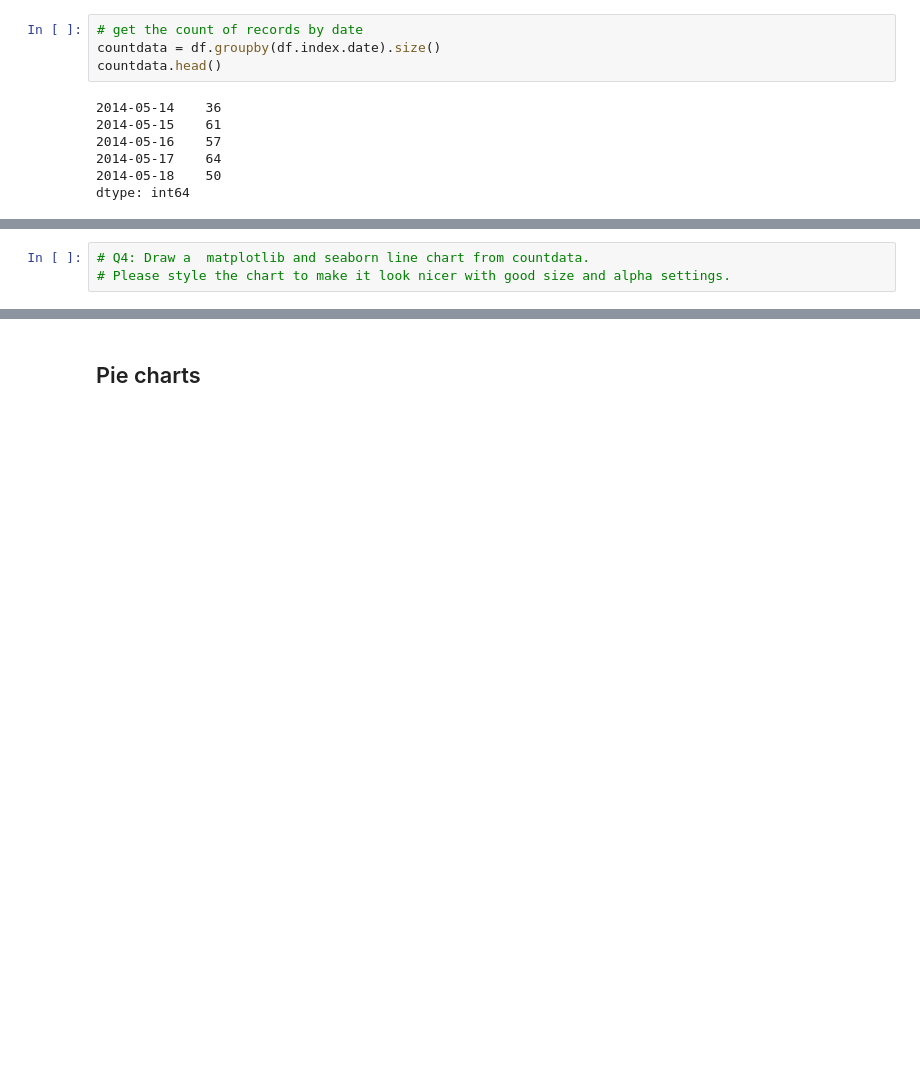
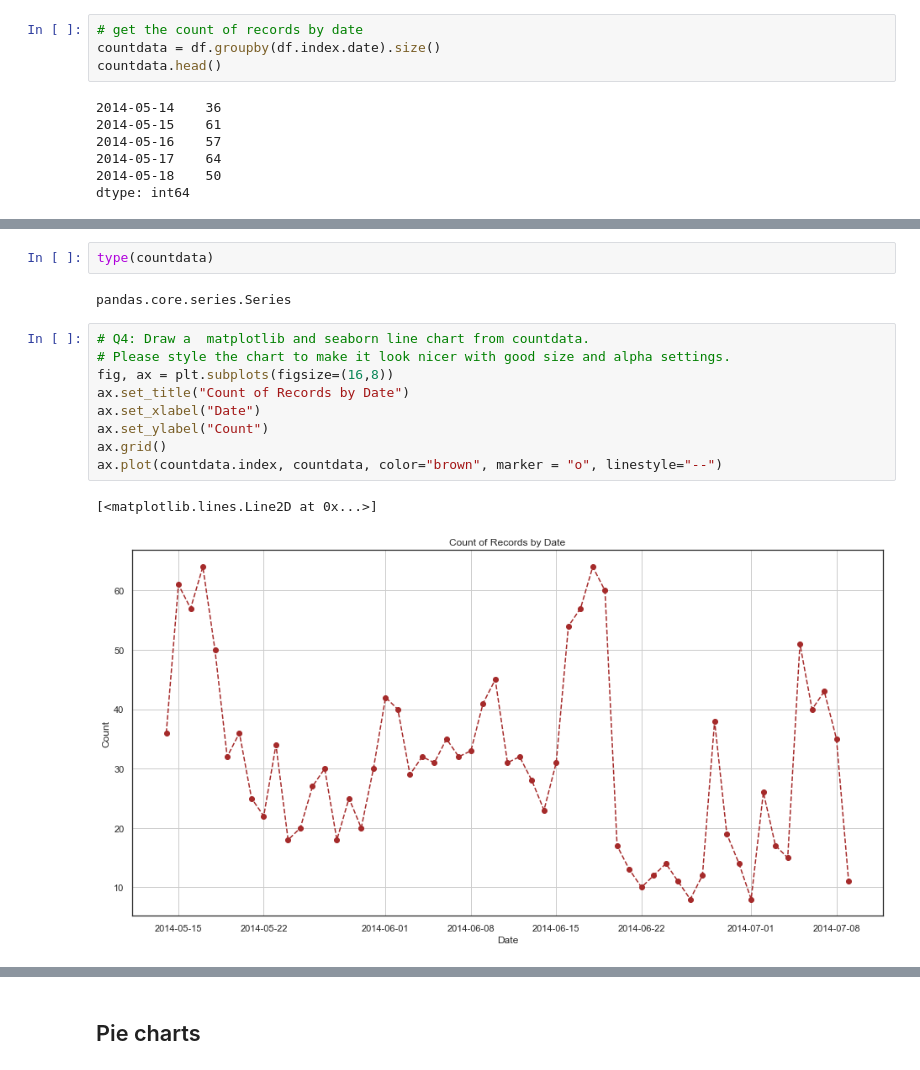
Before and after one commit to qszhao/PTUA2023, a Jupyter notebook: Lab06/Yang_Lab06_Visualization.ipynb, the cells around one changed output, grey strips where cells are left out. Saved outputs shown, nothing was run; the diff lists cells and outputs as text; blank space fills up the shorter version.

```diff
--- a/Lab06/Yang_Lab06_Visualization.ipynb
+++ b/Lab06/Yang_Lab06_Visualization.ipynb
@@ -131,3 +143,16 @@ dtype: int64
+# %%
+type(countdata)
+# %% [output]
+pandas.core.series.Series
 # %%
 # Q4: Draw a  matplotlib and seaborn line chart from countdata.
 # Please style the chart to make it look nicer with good size and alpha settings.
+fig, ax = plt.subplots(figsize=(16,8))
+ax.set_title("Count of Records by Date")
+ax.set_xlabel("Date")
+ax.set_ylabel("Count")
+ax.grid()
+ax.plot(countdata.index, countdata, color="brown", marker = "o", linestyle="--")
+# %% [output]
+[<matplotlib.lines.Line2D at 0x...>]
+[figure, added]
```
Also changed, not shown: parts of 9 cells of this notebook.
